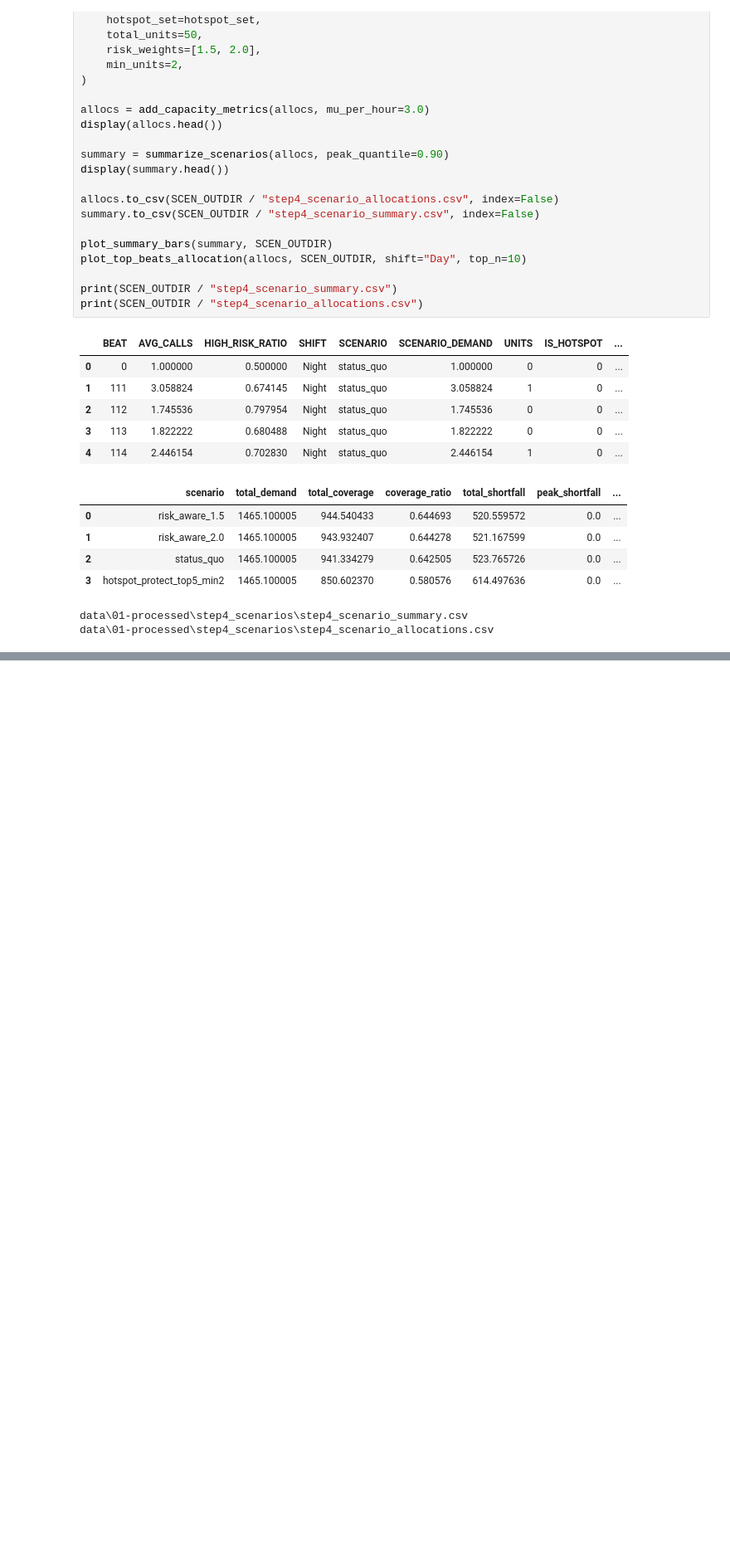
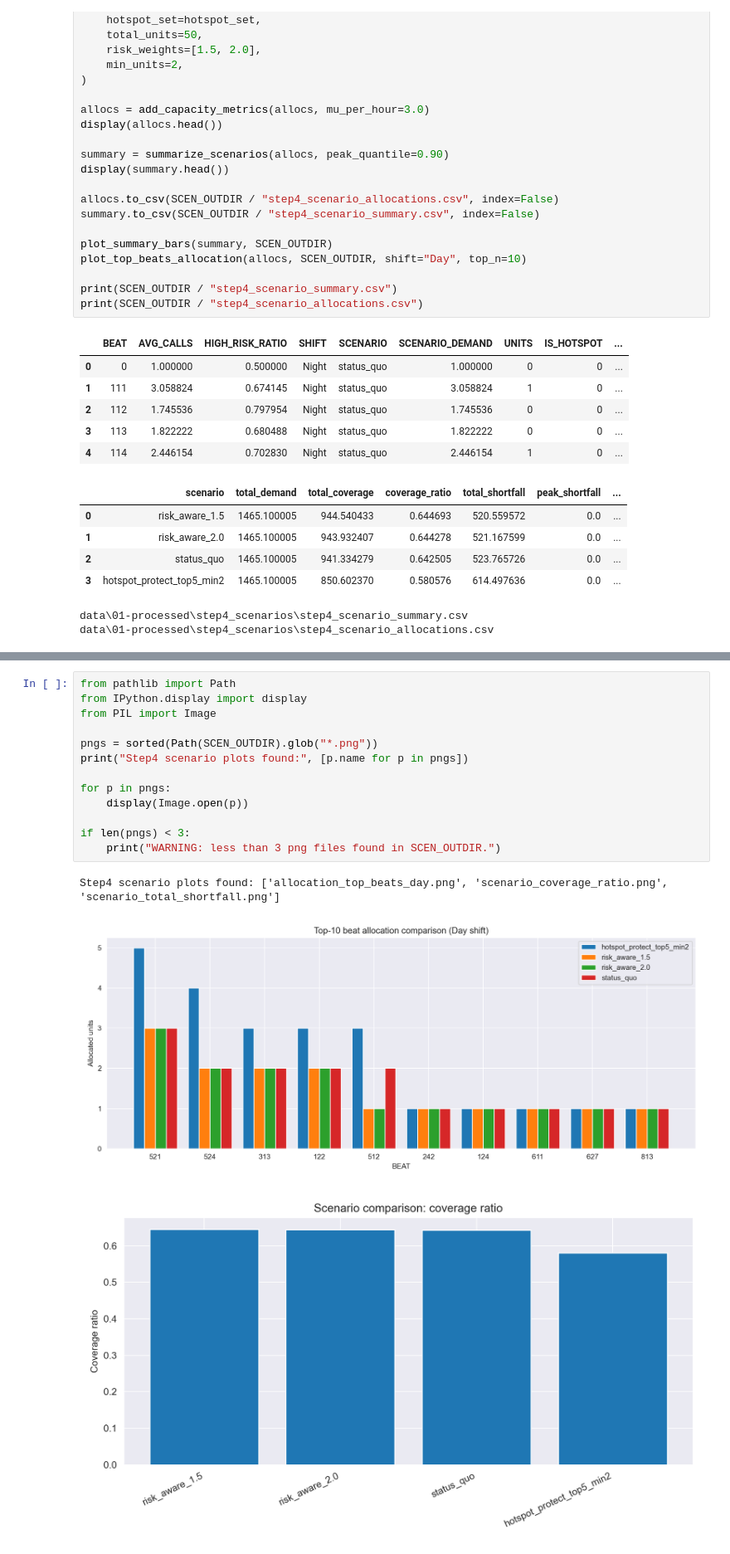
Before and after one commit to BJKin/Analytics-Driven-Resource-Deployment-for-San-Diego-Emergency-Services, a Jupyter notebook: data_pipeline.ipynb, the cells around one changed output, grey strips where cells are left out. Shown at 83% size. Drawn from its saved outputs; the diff is of its cells as text; blank space fills up the shorter version.

Commit message:
Display Step 4 upgrade plots and add 3 figures

```diff
--- a/data_pipeline.ipynb
+++ b/data_pipeline.ipynb
@@ -374,0 +375,17 @@ plt.show()
+# %%
+from pathlib import Path
+from IPython.display import display
+from PIL import Image
+
+pngs = sorted(Path(SCEN_OUTDIR).glob("*.png"))
+print("Step4 scenario plots found:", [p.name for p in pngs])
+
+for p in pngs:
+    display(Image.open(p))
+
+if len(pngs) < 3:
+    print("WARNING: less than 3 png files found in SCEN_OUTDIR.")
+# %% [output]
+Step4 scenario plots found: ['allocation_top_beats_day.png', 'scenario_coverage_ratio.png', 'scenario_total_shortfall.png']
+[figure, added]
+[figure, added]
```
Also changed, not shown: parts of 6 cells of this notebook, 3 other files.
